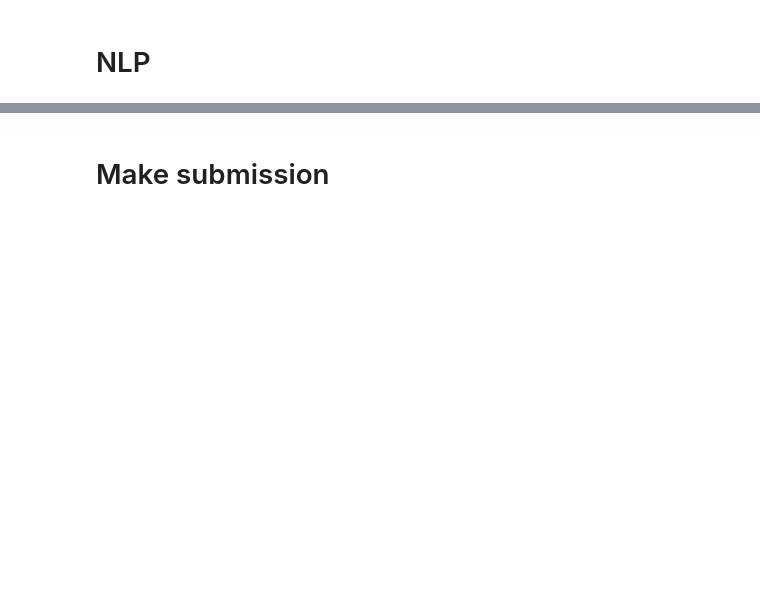
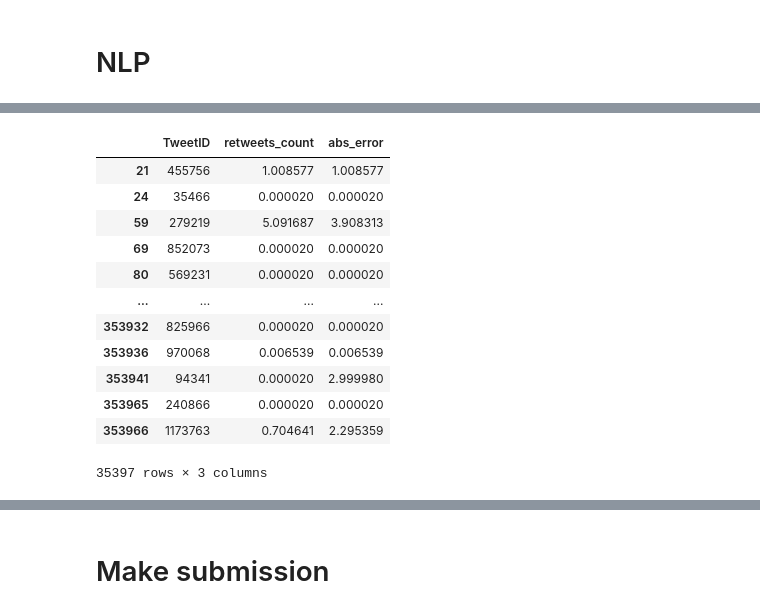
Before and after one commit to caiocj1/retweet-num-prediction, a Jupyter notebook: data_exploration.ipynb, the cells around one changed output, grey strips where cells are left out. Drawn from its saved outputs; the diff is of its cells as text; code cells hidden in the pictures; blank space fills up the shorter version.

```diff
--- a/data_exploration.ipynb
+++ b/data_exploration.ipynb
@@ -377,0 +352,17 @@ score_dataset(full_train_X, train_y)
+# %%
+val_predictions = pd.DataFrame(data={'TweetID': read_train_df['TweetID'].iloc[val_indexes], 'retweets_count': val_results, 'abs_error': np.abs(val_results - train_y.values[val_indexes])})
+val_predictions
+# %% [output]
+|  | TweetID | retweets_count | abs_error |
+| 21 | 455756 | 1.008577 | 1.008577 |
+| 24 | 35466 | 0.000020 | 0.000020 |
+| 59 | 279219 | 5.091687 | 3.908313 |
+| 69 | 852073 | 0.000020 | 0.000020 |
+| 80 | 569231 | 0.000020 | 0.000020 |
+| ... | ... | ... | ... |
+| 353932 | 825966 | 0.000020 | 0.000020 |
+| 353936 | 970068 | 0.006539 | 0.006539 |
+| 353941 | 94341 | 0.000020 | 2.999980 |
+| 353965 | 240866 | 0.000020 | 0.000020 |
+| 353966 | 1173763 | 0.704641 | 2.295359 |
+35397 rows × 3 columns
```
Also changed, not shown: parts of 29 cells of this notebook, 3 other files.
